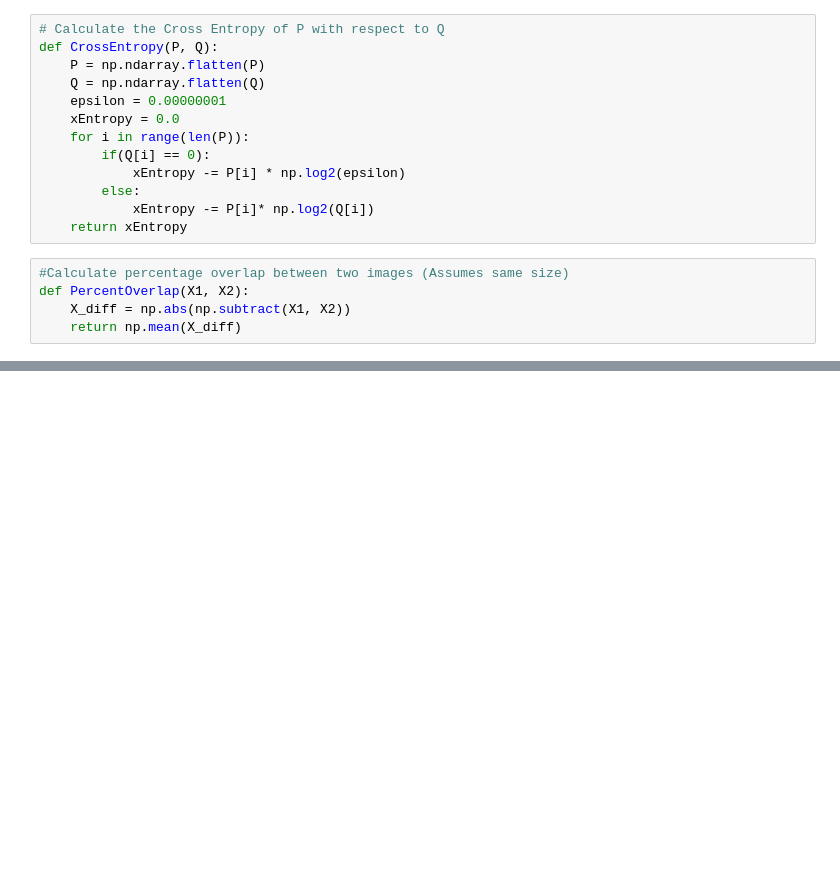
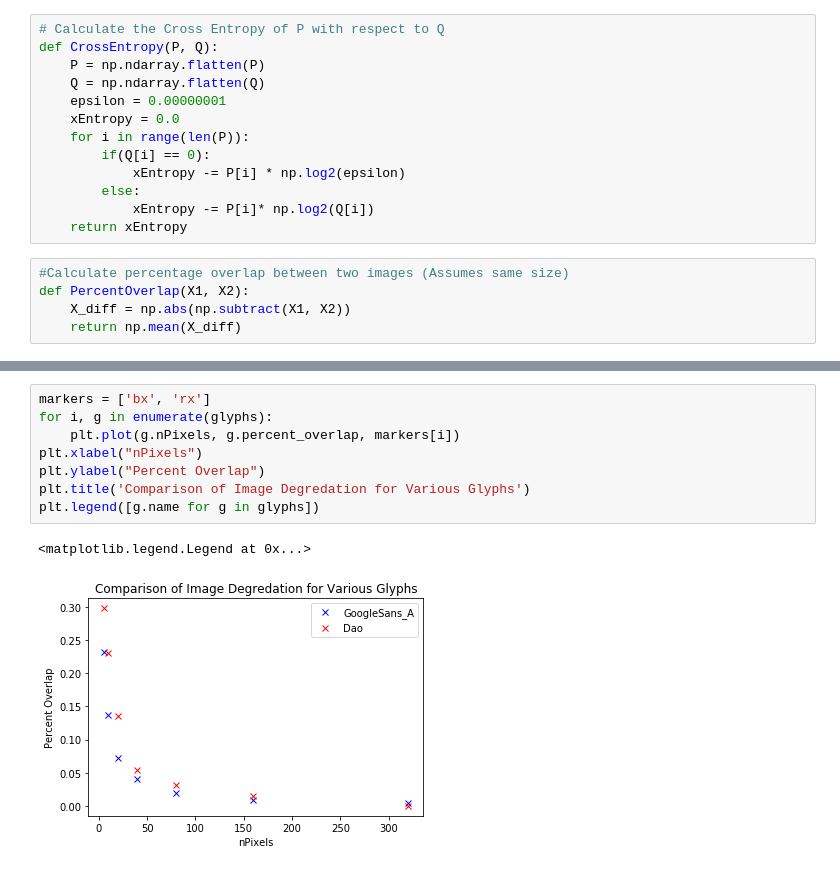
Before and after one commit to bnlcas/TextDigitizationExploration, a Jupyter notebook: Text Size.ipynb, the cells around one changed output, grey strips where cells are left out. Drawn from its saved outputs; the diff is of its cells as text; blank space fills up the shorter version.

Commit message:
added analysis for comparison of multiple characters

```diff
--- a/Text Size.ipynb
+++ b/Text Size.ipynb
@@ -77 +92,12 @@ plt.plot(nPixels, percent_overlap, 'bx')
+# %%
+markers = ['bx', 'rx']
+for i, g in enumerate(glyphs):
+    plt.plot(g.nPixels, g.percent_overlap, markers[i])
+plt.xlabel("nPixels")
+plt.ylabel("Percent Overlap")
+plt.title('Comparison of Image Degredation for Various Glyphs')
+plt.legend([g.name for g in glyphs])
+# %% [output]
+<matplotlib.legend.Legend at 0x...>
+[figure, added]
 # %%
```
Also changed, not shown: parts of 8 cells of this notebook.
